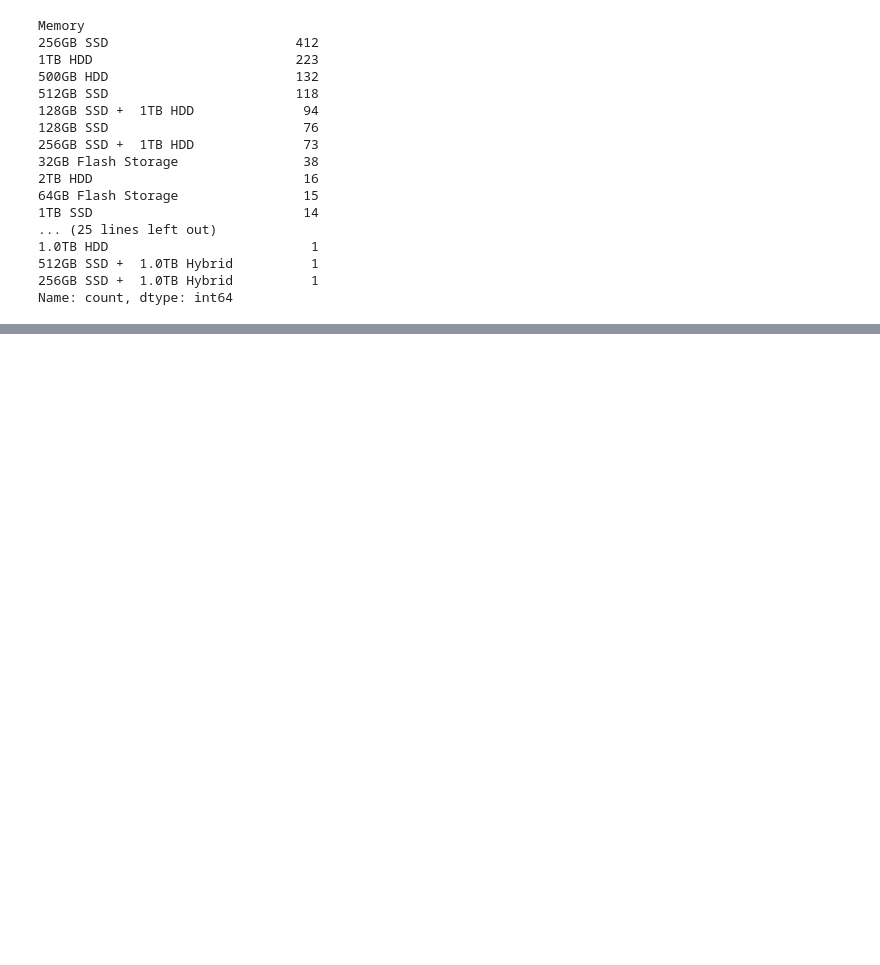
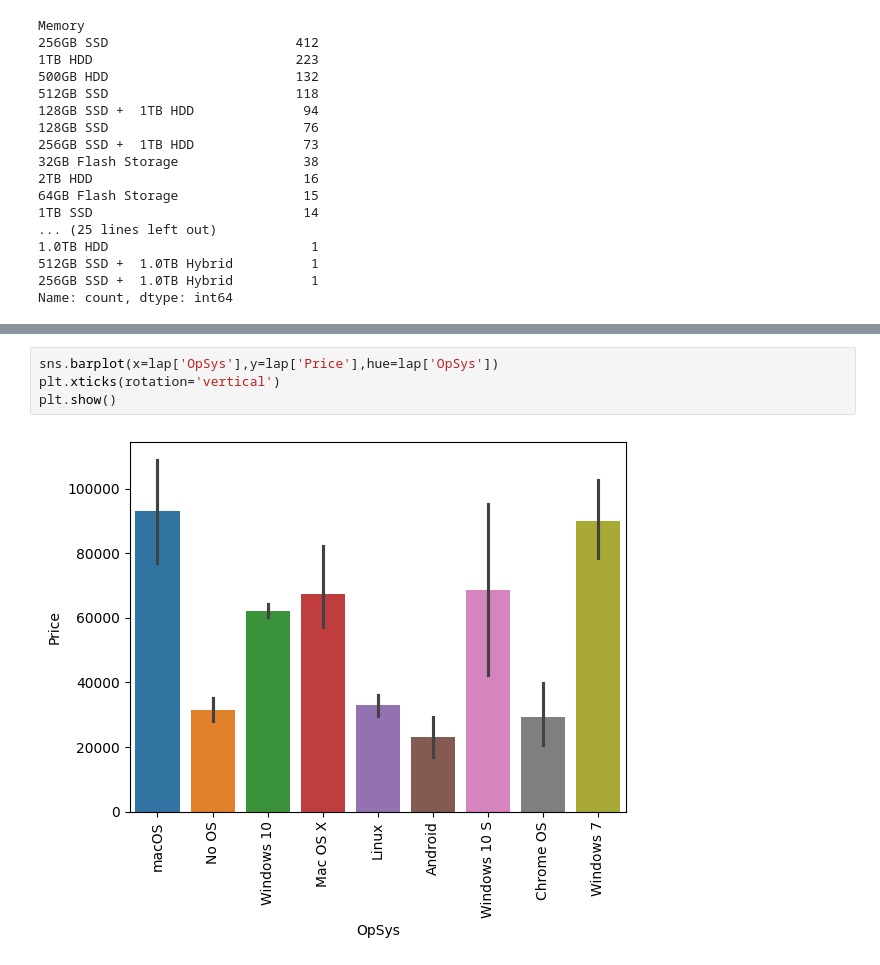
Before and after one commit to kamilperwez/MachineLearning, a Jupyter notebook: LaptopPricePrediction/LaptopPricePrediction.ipynb, the cells around one changed output, grey strips where cells are left out. Cells and saved outputs as stored; diff of their text form; blank space fills up the shorter version.

```diff
--- a/LaptopPricePrediction/LaptopPricePrediction.ipynb
+++ b/LaptopPricePrediction/LaptopPricePrediction.ipynb
@@ -403,0 +484,6 @@ lap.head(10)
+# %%
+sns.barplot(x=lap['OpSys'],y=lap['Price'],hue=lap['OpSys'])
+plt.xticks(rotation='vertical')
+plt.show()
+# %% [output]
+[figure, added]
```
Also changed, not shown: parts of 59 cells of this notebook.
